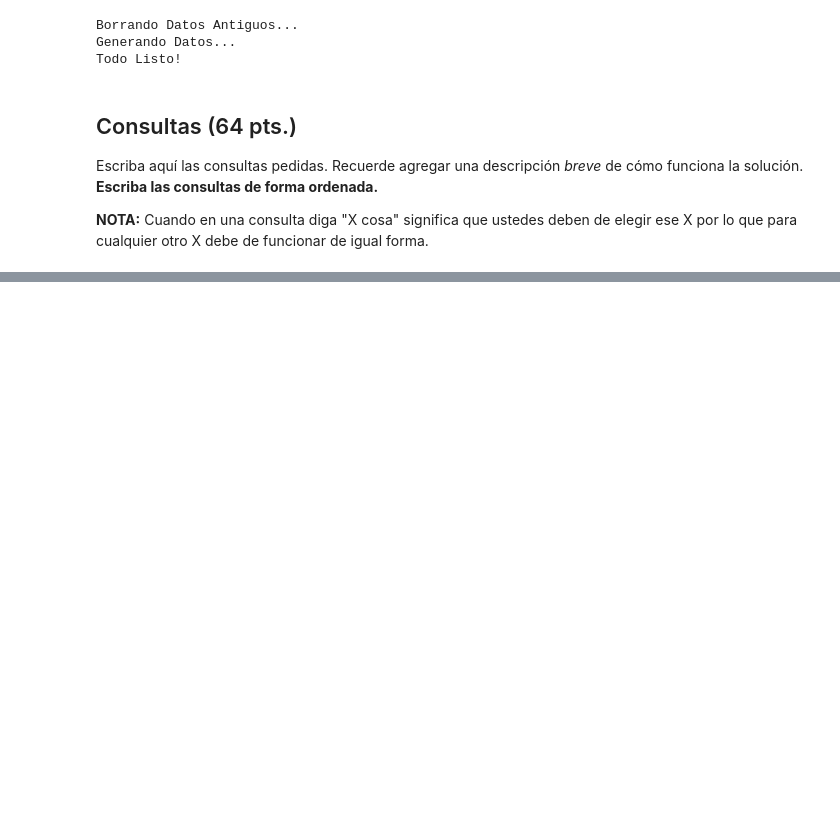
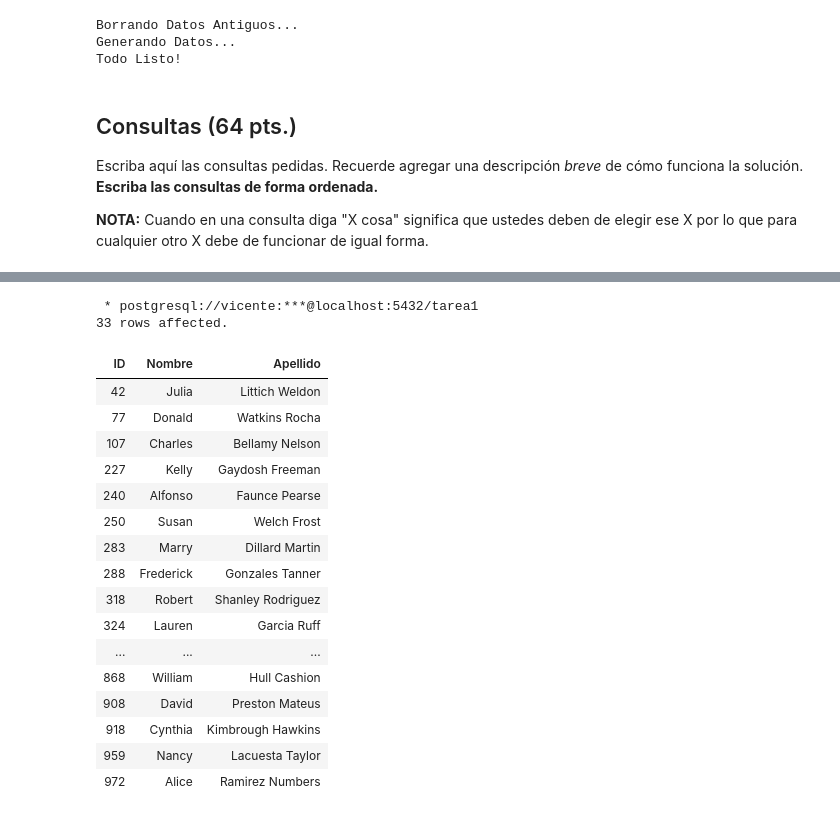
Before and after one commit to SamuelOrtizV/Tareas-Bases-De-Datos, a Jupyter notebook: Tarea-1-Grupo46/Tarea_1_BD_2023_1.ipynb, the cells around one changed output, grey strips where cells are left out. Saved outputs shown, nothing was run; the diff lists cells and outputs as text; code cells hidden in the pictures; blank space fills up the shorter version.

```diff
--- a/Tarea-1-Grupo46/Tarea_1_BD_2023_1.ipynb
+++ b/Tarea-1-Grupo46/Tarea_1_BD_2023_1.ipynb
@@ -596,0 +728,33 @@ FROM
+# %%
+%%sql
+SELECT id AS "ID",nombre AS "Nombre",apellidos AS "Apellido"
+FROM(
+    SELECT p.id,p.nombre,p.apellidos, COUNT(*) AS cantidad
+    FROM persona_pertenece_faccion ppf
+    JOIN personas p
+    ON p.id = ppf.id_persona
+    GROUP BY p.id
+    ORDER BY COUNT(*) DESC
+)AS orden
+WHERE cantidad > 1
+ORDER BY id
+# %% [output]
+ * postgresql://vicente:***@localhost:5432/tarea1
+33 rows affected.
+| ID | Nombre | Apellido |
+| 42 | Julia | Littich Weldon |
+| 77 | Donald | Watkins Rocha |
+| 107 | Charles | Bellamy Nelson |
+| 227 | Kelly | Gaydosh Freeman |
+| 240 | Alfonso | Faunce Pearse |
+| 250 | Susan | Welch Frost |
+| 283 | Marry | Dillard Martin |
+| 288 | Frederick | Gonzales Tanner |
+| 318 | Robert | Shanley Rodriguez |
+| 324 | Lauren | Garcia Ruff |
+| ... | ... | ... |
+| 868 | William | Hull Cashion |
+| 908 | David | Preston Mateus |
+| 918 | Cynthia | Kimbrough Hawkins |
+| 959 | Nancy | Lacuesta Taylor |
+| 972 | Alice | Ramirez Numbers |
```
Also changed, not shown: parts of 46 cells of this notebook.
